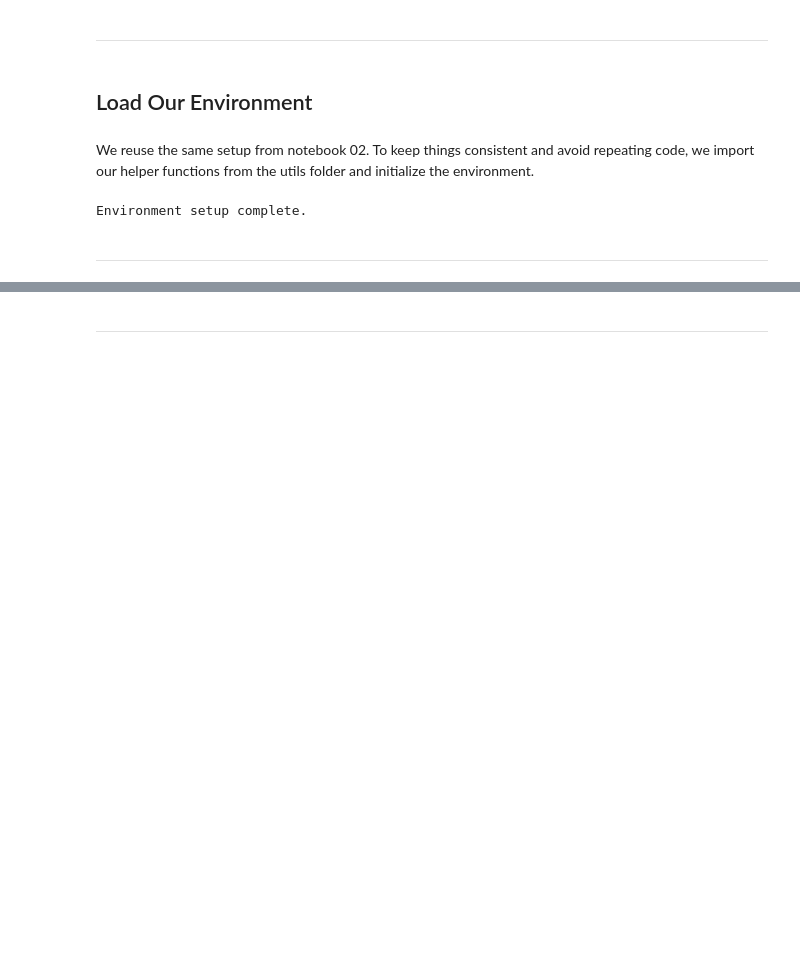
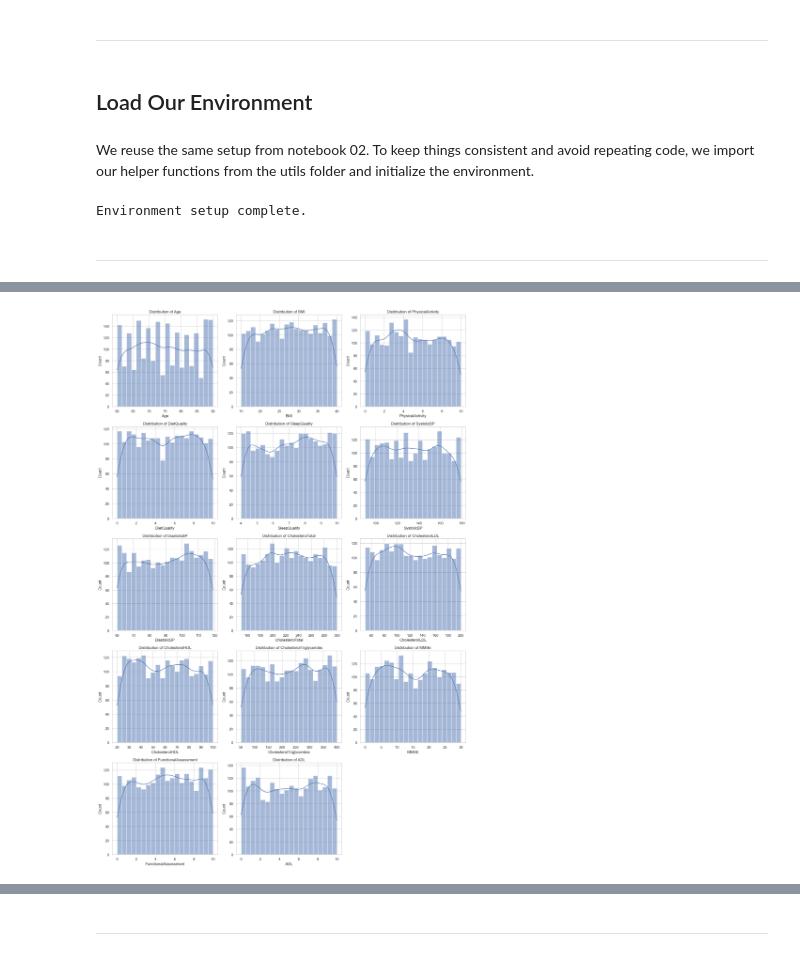
Before and after one commit to FeliciaFavrholdt/BI_EXAM, a Jupyter notebook: Analysis/notebooks/03_Exploratory_Data_Analysis.ipynb, the cells around one changed output, grey strips where cells are left out. Drawn from its saved outputs; the diff is of its cells as text; code cells hidden in the pictures; blank space fills up the shorter version.

```diff
--- a/Analysis/notebooks/03_Exploratory_Data_Analysis.ipynb
+++ b/Analysis/notebooks/03_Exploratory_Data_Analysis.ipynb
@@ -120,0 +173,21 @@ Loaded data from ../data/alzheimers_disease_raw_data.csv with shape (2149, 35)
+# %%
+continuous_features = [
+    "Age", "BMI", "PhysicalActivity", "DietQuality", "SleepQuality",
+    "SystolicBP", "DiastolicBP", "CholesterolTotal", "CholesterolLDL",
+    "CholesterolHDL", "CholesterolTriglycerides", "MMSE",
+    "FunctionalAssessment", "ADL"
+]
+
+# Plot histograms
+plt.figure(figsize=(16, 24))
+for idx, feature in enumerate(continuous_features):
+    plt.subplot(5, 3, idx + 1)
+    sns.histplot(data=df, x=feature, kde=True, bins=20)
+    plt.title(f"Distribution of {feature}")
+    plt.xlabel(feature)
+    plt.ylabel("Count")
+
+plt.tight_layout()
+plt.show()
+# %% [output]
+[figure, added]
```
Also changed, not shown: parts of 22 cells of this notebook, 2 other files.
